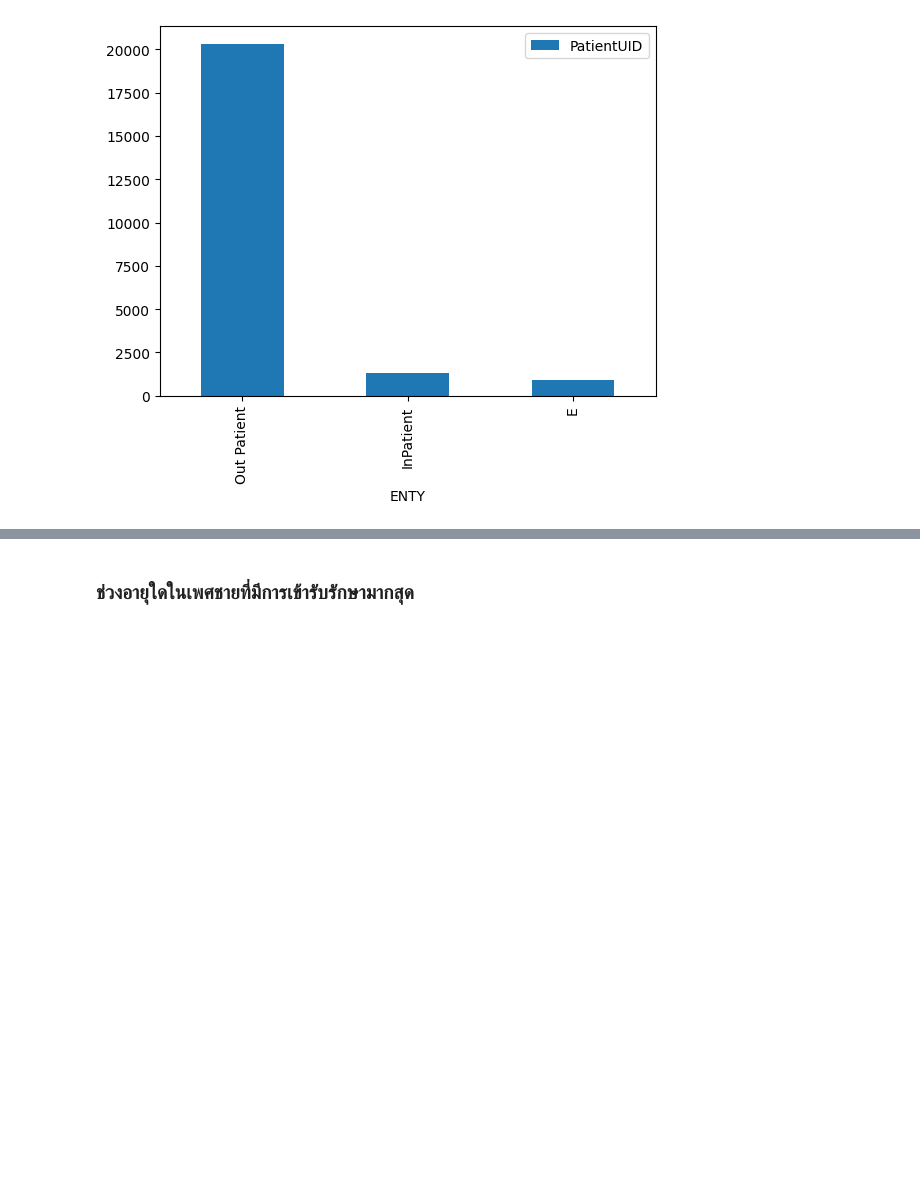
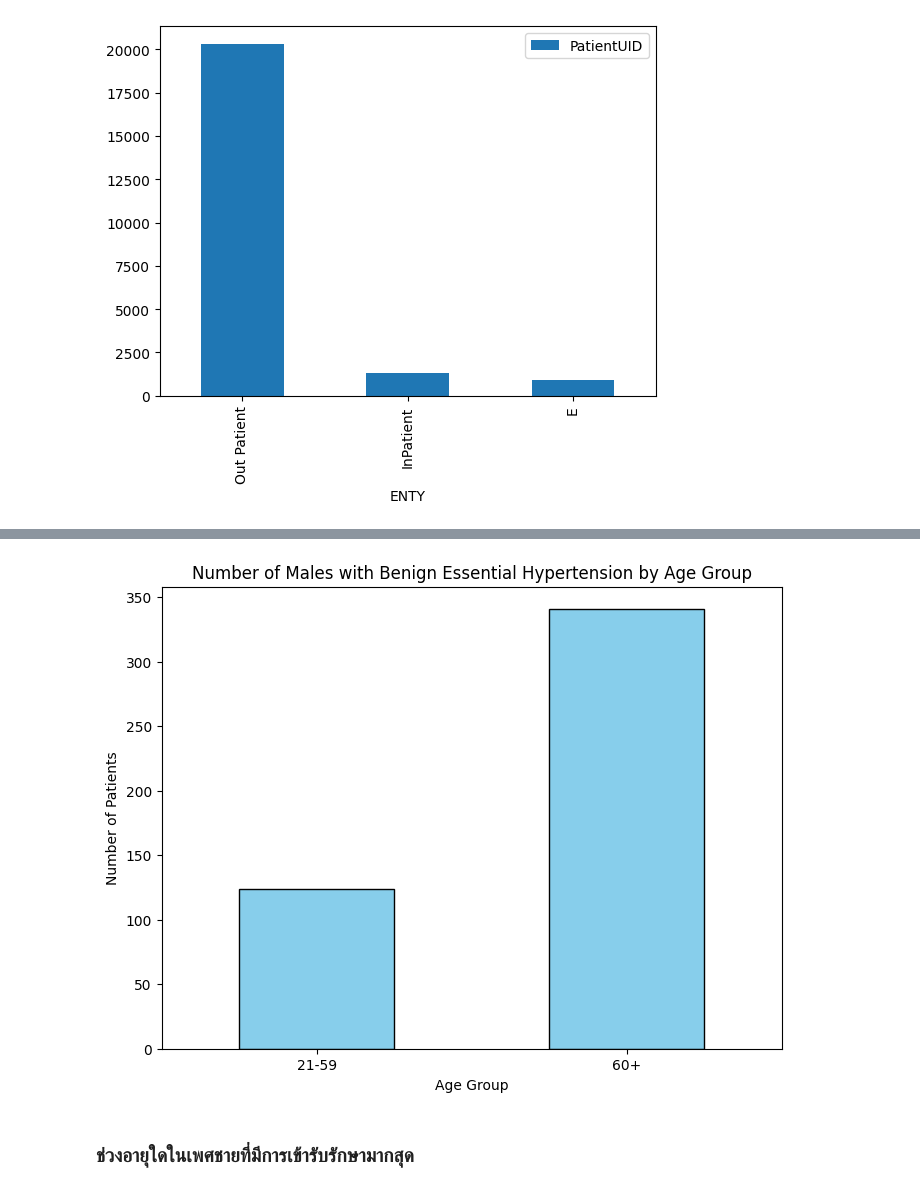
Before and after one commit to qmcnn/Data-Mining, a Jupyter notebook: Project_Mining.ipynb, the cells around one changed output, grey strips where cells are left out. Drawn from its saved outputs; the diff is of its cells as text; code cells hidden in the pictures; blank space fills up the shorter version.

```diff
--- a/Project_Mining.ipynb
+++ b/Project_Mining.ipynb
@@ -222,0 +236,23 @@ ENTY.plot.bar()
+# %%
+# กรองข้อมูลโรค Benign essential hypertension
+hypertension_df = visit_df[visit_df['PricipalProblemName'] == 'Benign essential hypertension']
+
+# สร้างฟังก์ชันสำหรับกลุ่มอายุ
+def age_group(age):
+    if age <= 12:
+        return '0-12'
+    elif age <= 20:
+        return '13-20'
+    elif age <= 59:
+        return '21-59'
+    else:
+        return '60+'
+
+# เพิ่มคอลัมน์ Age Group โดยใช้ฟังก์ชัน age_group
+hypertension_df['Age Group'] = hypertension_df['Age'].apply(age_group)
+
+# กรองและนับจำนวนผู้ชายในแต่ละกลุ่มอายุ
+female_hypertension_by_age = hypertension_df[hypertension_df['Sex'] == 'ชาย'].groupby('Age Group')['Sex'].count()
+
+# แสดงผลลัพธ์
+print(female_hypertension_by_age)
@@ -223,3 +269,14 @@ ENTY.plot.bar()
+# %%
+# สร้างแผนภูมิแท่งเปรียบเทียบจำนวนผูชายที่เป็นโรค Benign essential hypertension ในแต่ละกลุ่มอายุ
+plt.figure(figsize=(8, 6))
+female_hypertension_by_age.plot(kind='bar', color='skyblue', edgecolor='black')
+plt.title('Number of Males with Benign Essential Hypertension by Age Group')
+plt.xlabel('Age Group')
+plt.ylabel('Number of Patients')
+plt.xticks(rotation=0)  # ไม่หมุนข้อความบนแกน x
+plt.show()
+# %% [output]
+[figure, added]
 # %% [markdown]
 ### **ช่วงอายุใดในเพศชายที่มีการเข้ารับรักษามากสุด**
 # %%
```
Also changed, not shown: parts of 16 cells of this notebook.
